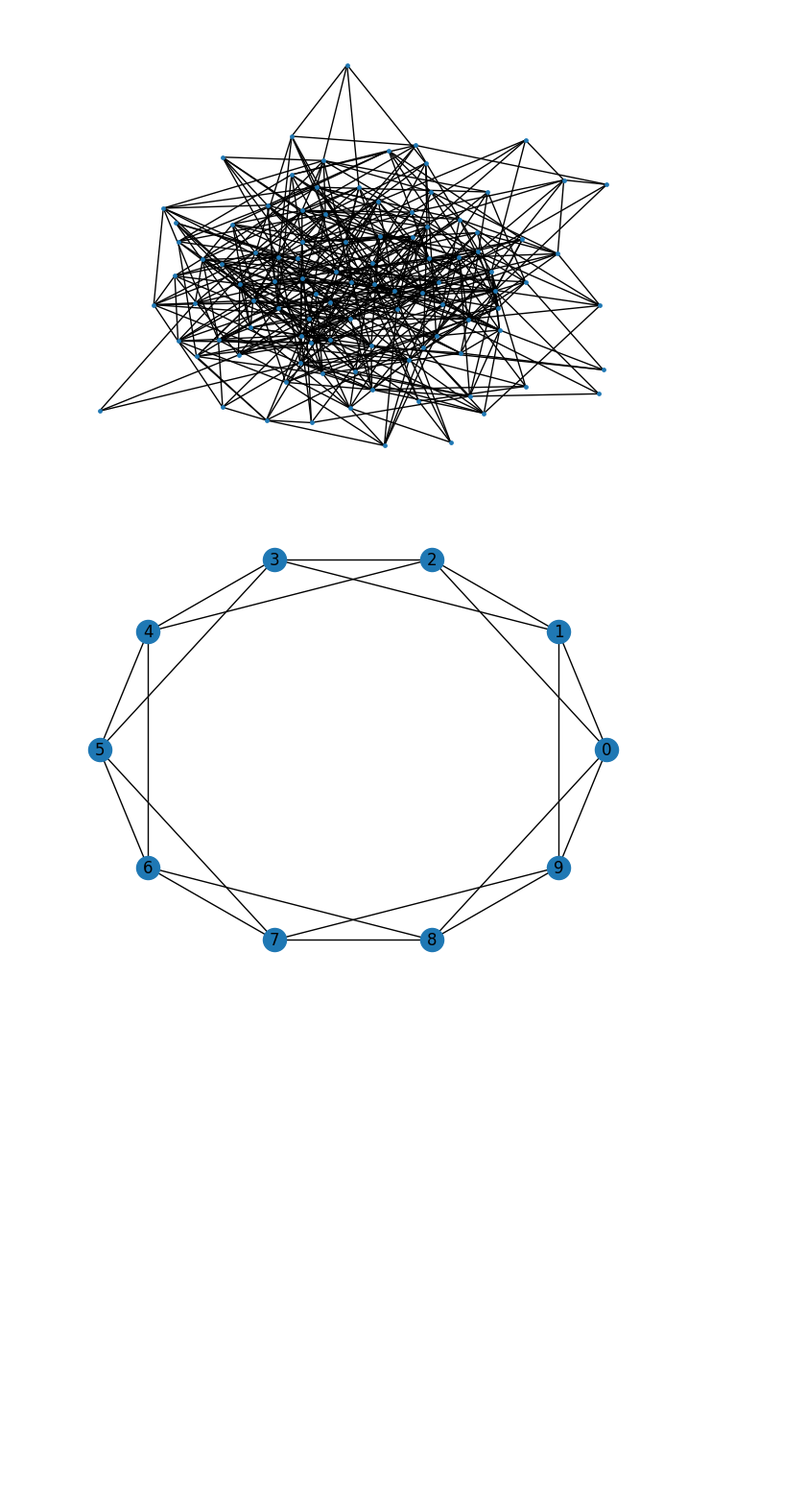
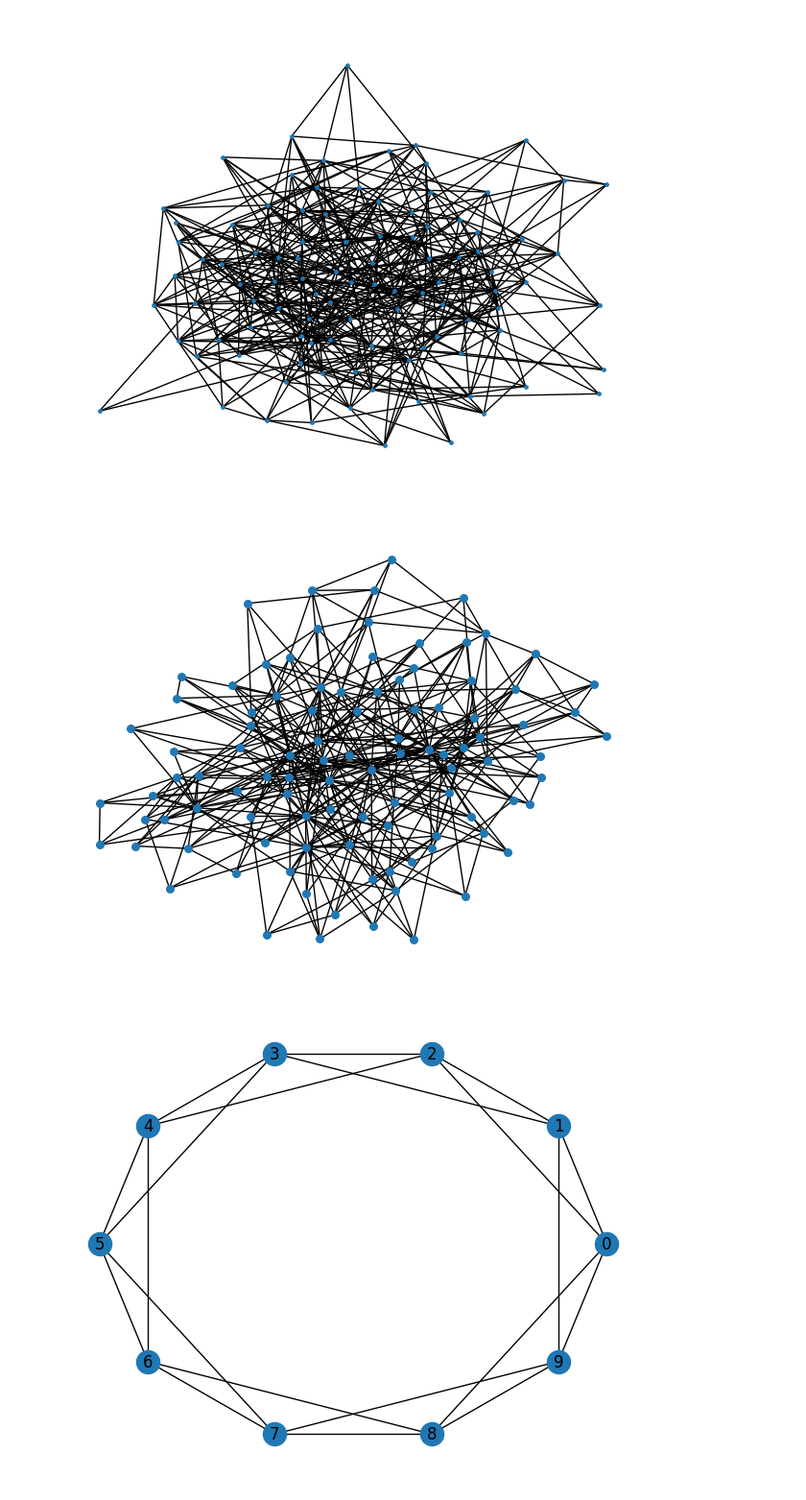
Before and after one commit to cccheryl0111/M2R_Group4, a Jupyter notebook: code.ipynb, the cells around one changed output. Shown at 96% size. Drawn from its saved outputs; the diff is of its cells as text; code cells hidden in the pictures; blank space fills up the shorter version.

```diff
--- a/code.ipynb
+++ b/code.ipynb
@@ -36,6 +37,13 @@ nx.draw(G_GNP,node_size=6)
 # %% [output]
 [figure]
 [figure]
+# %%
+%matplotlib inline
+G_PL = nx.powerlaw_cluster_graph(100, 4, 0.6)
+plt.figure(1)
+nx.draw(G_PL, node_size=30)
+# %% [output]
+[figure, added]
 # %%
 %matplotlib inline
 G_WS1 = nx.watts_strogatz_graph(10, 4, 0)
```
Also changed, not shown: parts of 37 cells of this notebook, 39 other files.
